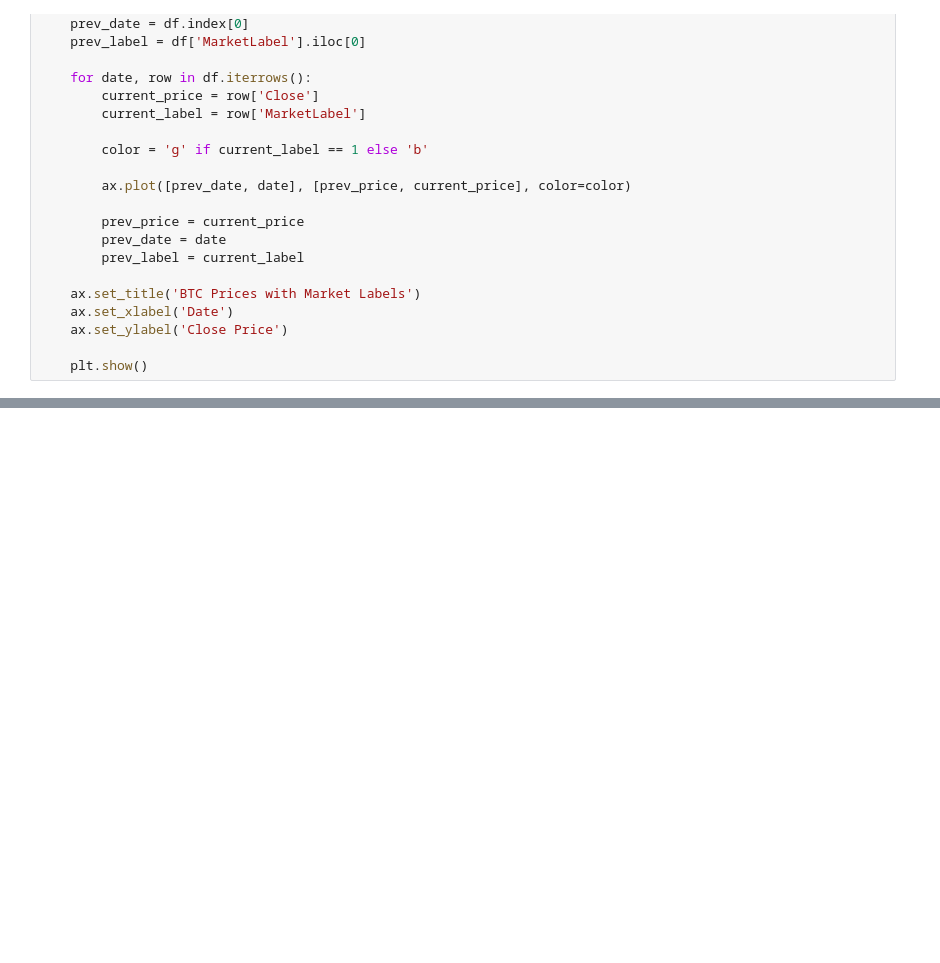
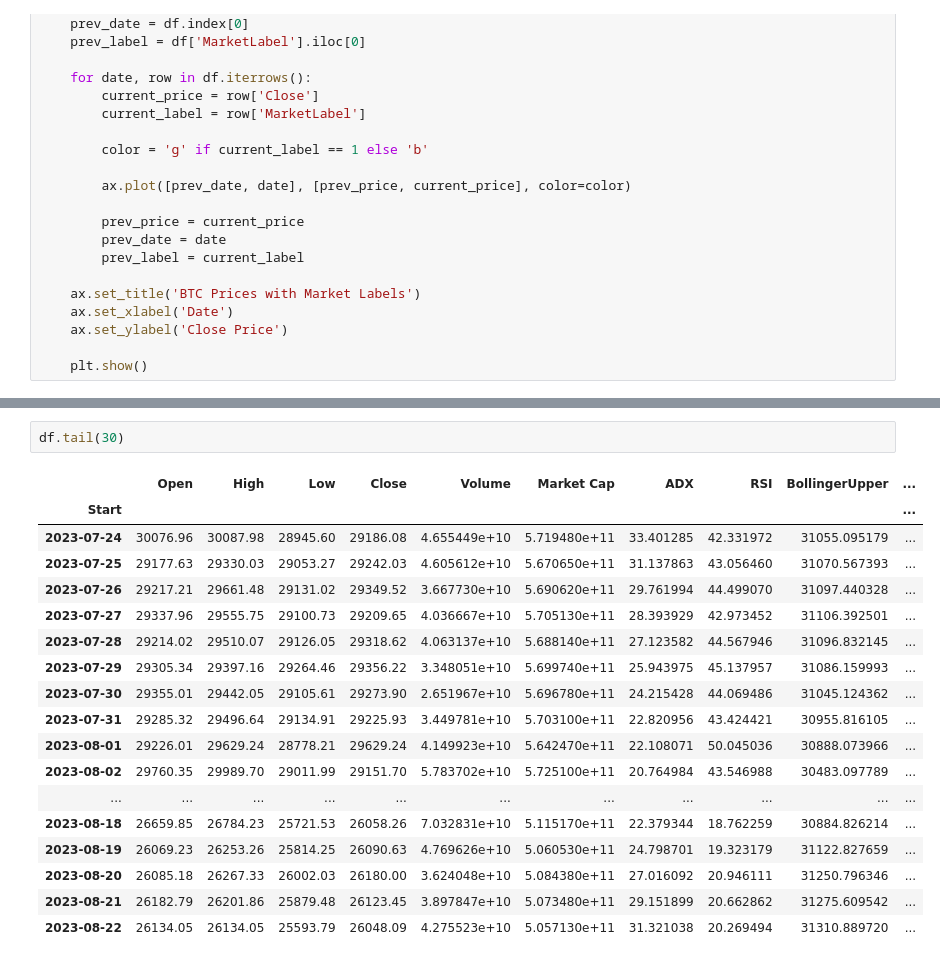
Before and after one commit to v3232/Project-2team-4, a Jupyter notebook: bitcoin_classifier.ipynb, the cells around one changed output, grey strips where cells are left out. Saved outputs shown, nothing was run; the diff lists cells and outputs as text; blank space fills up the shorter version.

```diff
--- a/bitcoin_classifier.ipynb
+++ b/bitcoin_classifier.ipynb
@@ -79,0 +123,21 @@ plot_colored_market_trends(df)
+# %%
+df.tail(30)
+# %% [output]
+|  | Open | High | Low | Close | Volume | Market Cap | ADX | RSI | BollingerUpper | ... |
+| Start |  |  |  |  |  |  |  |  |  | ... |
+| 2023-07-24 | 30076.96 | 30087.98 | 28945.60 | 29186.08 | 4.655449e+10 | 5.719480e+11 | 33.401285 | 42.331972 | 31055.095179 | ... |
+| 2023-07-25 | 29177.63 | 29330.03 | 29053.27 | 29242.03 | 4.605612e+10 | 5.670650e+11 | 31.137863 | 43.056460 | 31070.567393 | ... |
+| 2023-07-26 | 29217.21 | 29661.48 | 29131.02 | 29349.52 | 3.667730e+10 | 5.690620e+11 | 29.761994 | 44.499070 | 31097.440328 | ... |
+| 2023-07-27 | 29337.96 | 29555.75 | 29100.73 | 29209.65 | 4.036667e+10 | 5.705130e+11 | 28.393929 | 42.973452 | 31106.392501 | ... |
+| 2023-07-28 | 29214.02 | 29510.07 | 29126.05 | 29318.62 | 4.063137e+10 | 5.688140e+11 | 27.123582 | 44.567946 | 31096.832145 | ... |
+| 2023-07-29 | 29305.34 | 29397.16 | 29264.46 | 29356.22 | 3.348051e+10 | 5.699740e+11 | 25.943975 | 45.137957 | 31086.159993 | ... |
+| 2023-07-30 | 29355.01 | 29442.05 | 29105.61 | 29273.90 | 2.651967e+10 | 5.696780e+11 | 24.215428 | 44.069486 | 31045.124362 | ... |
+| 2023-07-31 | 29285.32 | 29496.64 | 29134.91 | 29225.93 | 3.449781e+10 | 5.703100e+11 | 22.820956 | 43.424421 | 30955.816105 | ... |
+| 2023-08-01 | 29226.01 | 29629.24 | 28778.21 | 29629.24 | 4.149923e+10 | 5.642470e+11 | 22.108071 | 50.045036 | 30888.073966 | ... |
+| 2023-08-02 | 29760.35 | 29989.70 | 29011.99 | 29151.70 | 5.783702e+10 | 5.725100e+11 | 20.764984 | 43.546988 | 30483.097789 | ... |
+| ... | ... | ... | ... | ... | ... | ... | ... | ... | ... | ... |
+| 2023-08-18 | 26659.85 | 26784.23 | 25721.53 | 26058.26 | 7.032831e+10 | 5.115170e+11 | 22.379344 | 18.762259 | 30884.826214 | ... |
+| 2023-08-19 | 26069.23 | 26253.26 | 25814.25 | 26090.63 | 4.769626e+10 | 5.060530e+11 | 24.798701 | 19.323179 | 31122.827659 | ... |
+| 2023-08-20 | 26085.18 | 26267.33 | 26002.03 | 26180.00 | 3.624048e+10 | 5.084380e+11 | 27.016092 | 20.946111 | 31250.796346 | ... |
+| 2023-08-21 | 26182.79 | 26201.86 | 25879.48 | 26123.45 | 3.897847e+10 | 5.073480e+11 | 29.151899 | 20.662862 | 31275.609542 | ... |
+| 2023-08-22 | 26134.05 | 26134.05 | 25593.79 | 26048.09 | 4.275523e+10 | 5.057130e+11 | 31.321038 | 20.269494 | 31310.889720 | ... |
```
Also changed, not shown: parts of 15 cells of this notebook.
